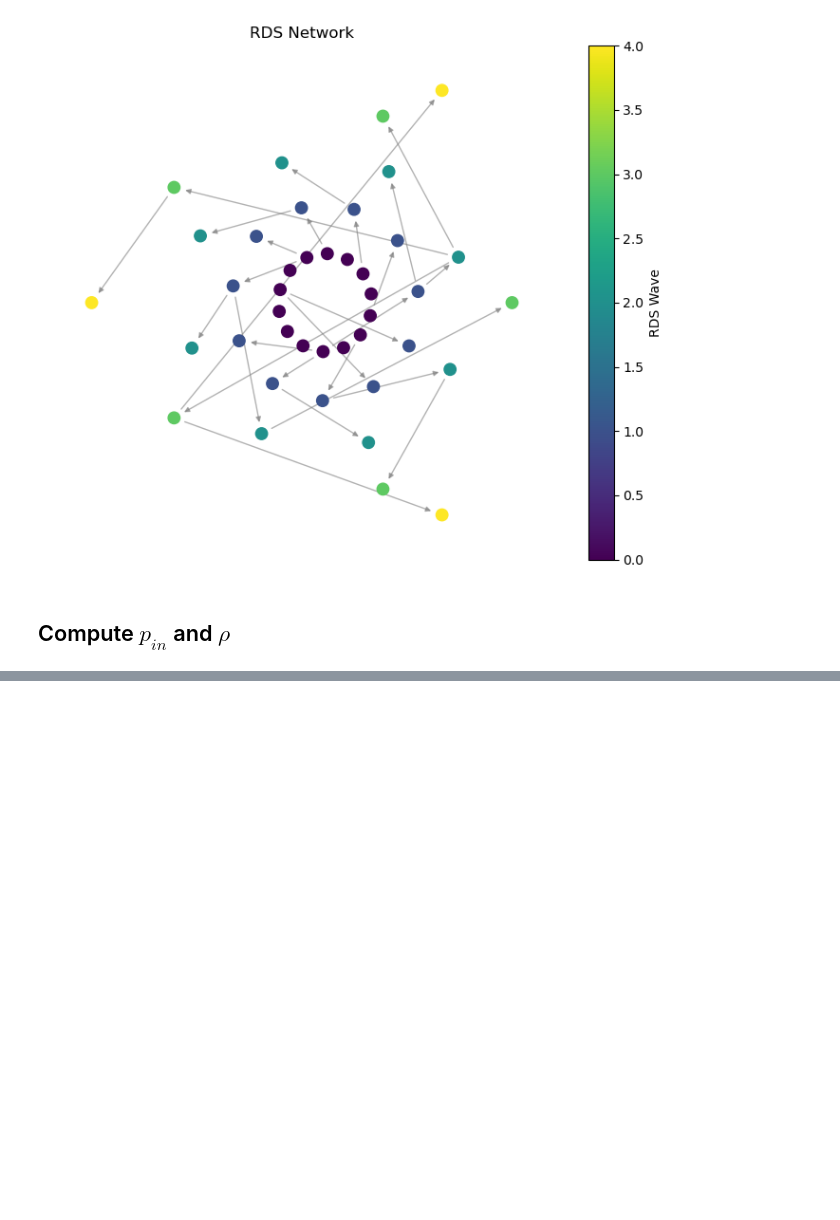
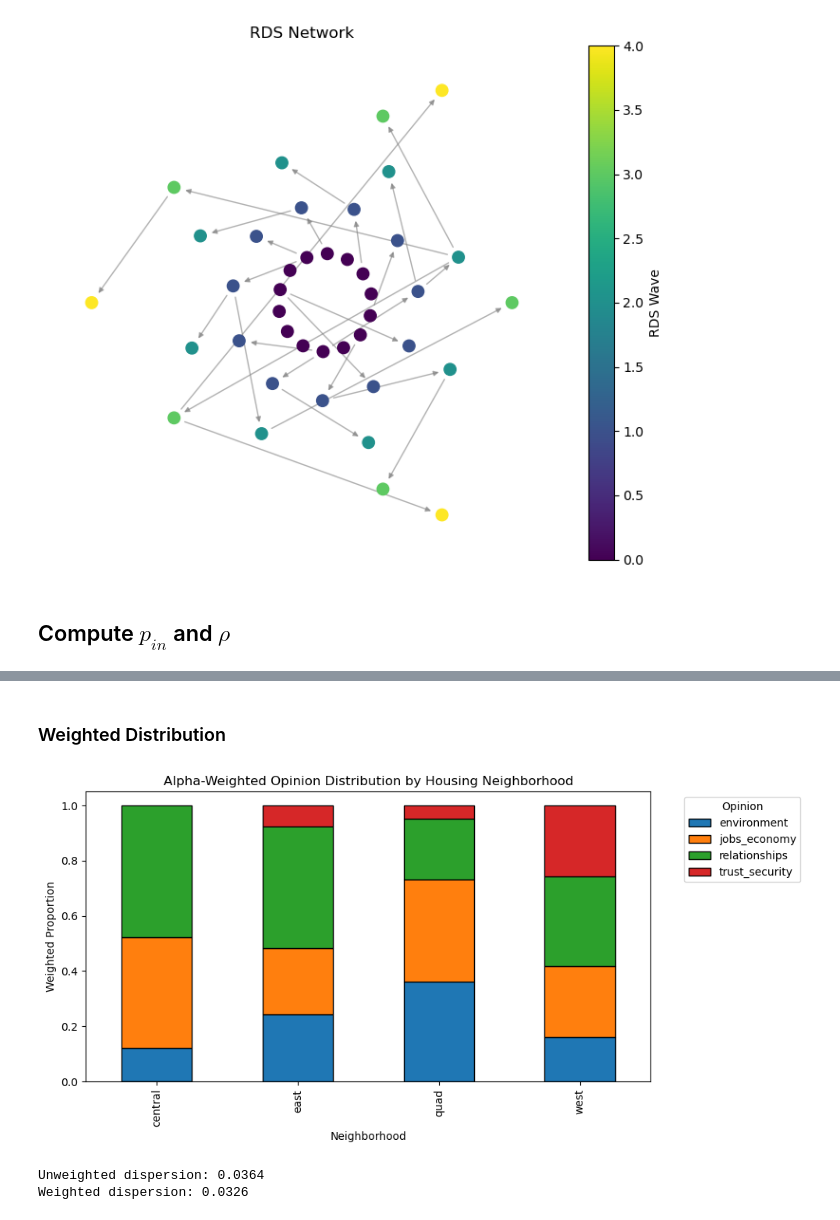
Before and after one commit to justinyli/unbiasing-social-networks, a Jupyter notebook: code/experiments copy.ipynb, the cells around one changed output, grey strips where cells are left out. Saved outputs shown, nothing was run; the diff lists cells and outputs as text; code cells hidden in the pictures; blank space fills up the shorter version.

```diff
--- a/code/experiments copy.ipynb
+++ b/code/experiments copy.ipynb
@@ -697,0 +870,68 @@ ratio p_in/p_out: 2.950819388849001
+# %% [markdown]
+### Weighted Distribution
+# %%
+df = df.dropna(subset=["house_neighborhood", "opinion", "alpha"])
+
+# --- weighted counts ---
+weighted_counts = (
+    df.groupby(["house_neighborhood", "opinion"])["alpha"]
+      .sum()
+      .unstack(fill_value=0)
+)
+
+# --- normalize within each neighborhood ---
+weighted_dist = weighted_counts.div(weighted_counts.sum(axis=1), axis=0)
+
+ax = weighted_dist.plot(
+    kind="bar",
+    stacked=True,
+    figsize=(10, 5),
+    edgecolor="black"
+)
+
+ax.set_title("Alpha-Weighted Opinion Distribution by Housing Neighborhood")
+ax.set_xlabel("Neighborhood")
+ax.set_ylabel("Weighted Proportion")
+ax.legend(title="Opinion", bbox_to_anchor=(1.05, 1), loc="upper left")
+
+plt.tight_layout()
+plt.savefig("../img/opinion_by_neighborhood_weighted.pdf")
+plt.show()
+# %% [output]
+[figure, added]
+# %%
+df = modified_rds_df.copy()
+
+df["house_neighborhood"] = df["House"].map(mapping)
+df = df.dropna(subset=["house_neighborhood", "opinion", "alpha"])
+
+# unweighted
+unweighted = (
+    df.groupby(["house_neighborhood", "opinion"])
+      .size()
+      .unstack(fill_value=0)
+)
+unweighted = unweighted.div(unweighted.sum(axis=1), axis=0)
+
+# weighted
+weighted = (
+    df.groupby(["house_neighborhood", "opinion"])["alpha"]
+      .sum()
+      .unstack(fill_value=0)
+)
+weighted = weighted.div(weighted.sum(axis=1), axis=0)
+
+global_unweighted = unweighted.mean(axis=0)
+global_weighted = weighted.mean(axis=0)
+
+def l2_dispersion(dist, global_dist):
+    return ((dist - global_dist) ** 2).sum(axis=1)
+
+unweighted_disp = l2_dispersion(unweighted, global_unweighted)
+weighted_disp = l2_dispersion(weighted, global_weighted)
+
+print(f"Unweighted dispersion: {unweighted_disp.mean():.4f}")
+print(f"Weighted dispersion: {weighted_disp.mean():.4f}")
+# %% [output]
+Unweighted dispersion: 0.0364
+Weighted dispersion: 0.0326
```
Also changed, not shown: parts of 8 cells of this notebook, 8 other files.
